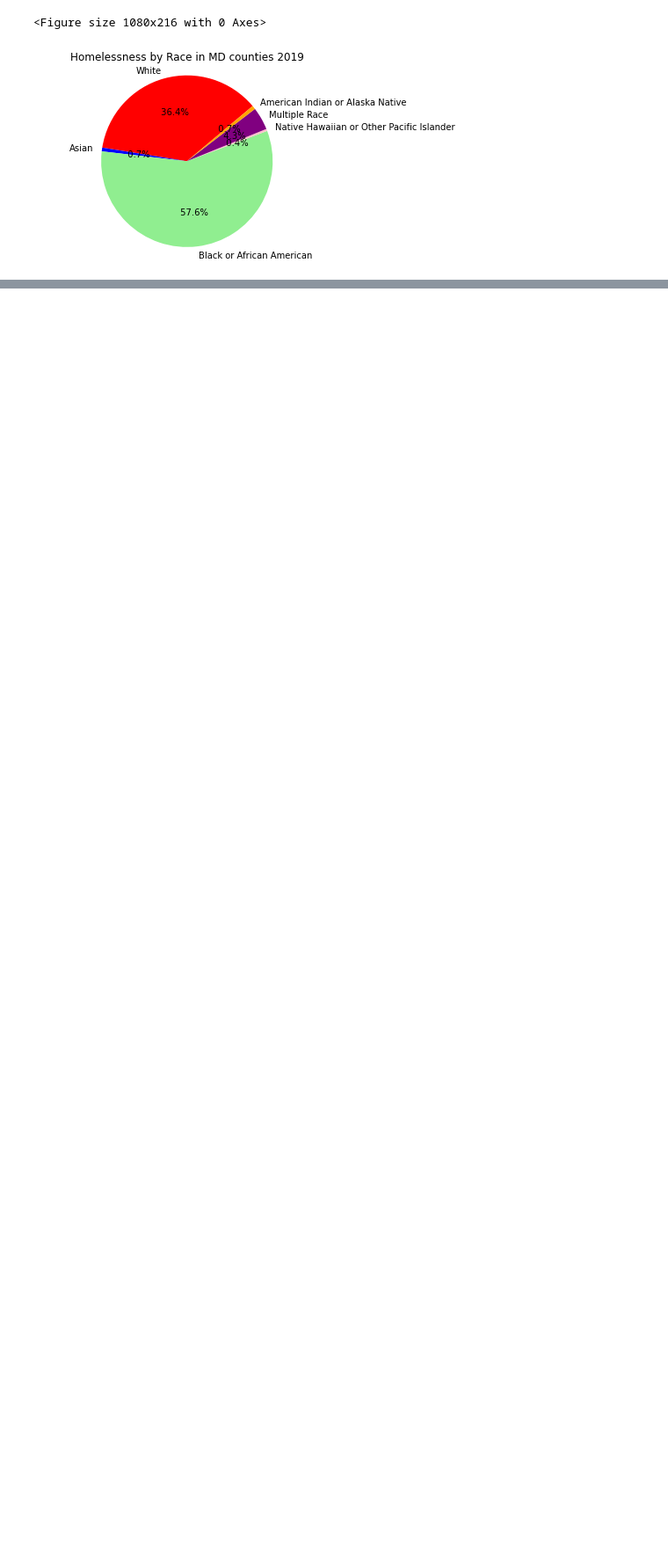
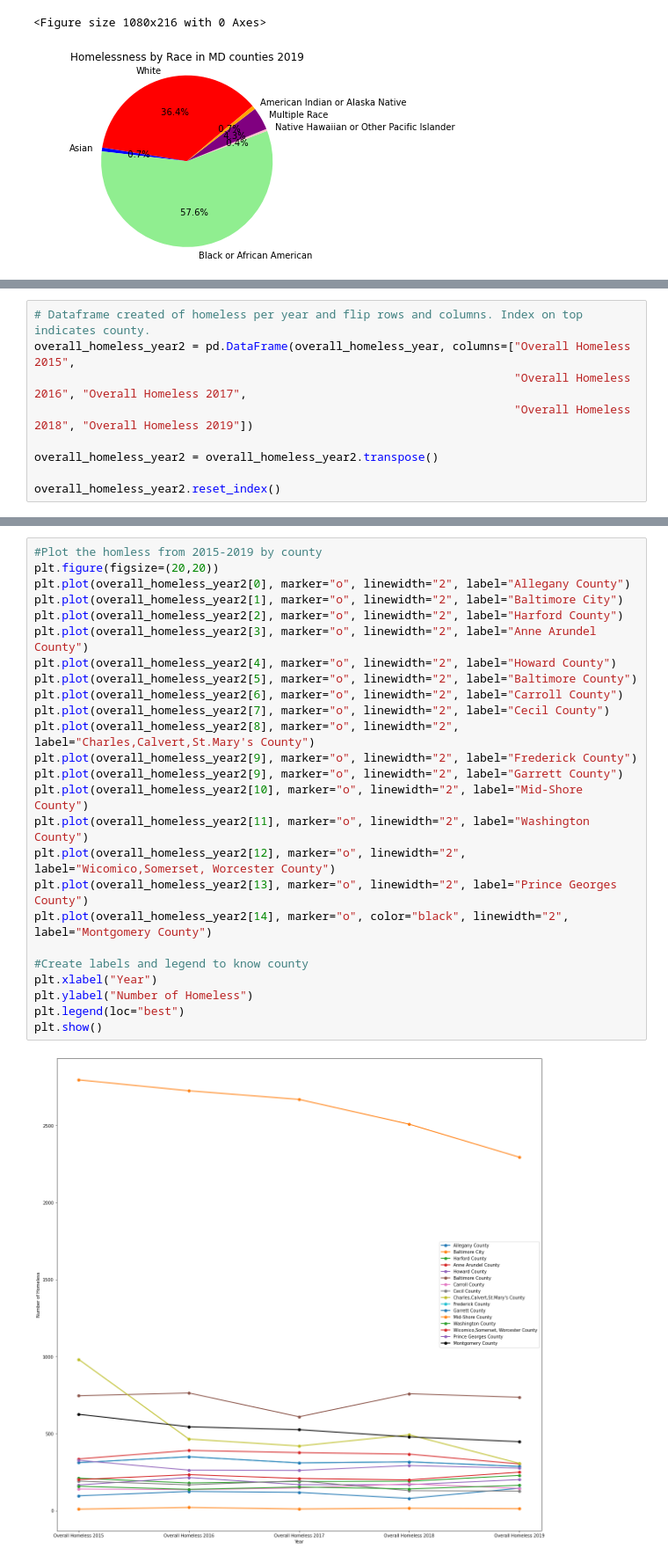
Before and after one commit to arieldunn/HomelessinMaryland, a Jupyter notebook: HomelessProjectMD.ipynb, the cells around one changed output, grey strips where cells are left out. Shown at 88% size. Drawn from its saved outputs; the diff is of its cells as text; blank space fills up the shorter version.

```diff
--- a/HomelessProjectMD.ipynb
+++ b/HomelessProjectMD.ipynb
@@ -131,0 +187,9 @@ plt.show()
+# %%
+# Dataframe created of homeless per year and flip rows and columns. Index on top indicates county.
+overall_homeless_year2 = pd.DataFrame(overall_homeless_year, columns=["Overall Homeless 2015",
+                                                                      "Overall Homeless 2016", "Overall Homeless 2017",
+                                                                      "Overall Homeless 2018", "Overall Homeless 2019"])
+
+overall_homeless_year2 = overall_homeless_year2.transpose()
+
+overall_homeless_year2.reset_index()
@@ -131,0 +203,27 @@ plt.show()
+# %%
+#Plot the homless from 2015-2019 by county
+plt.figure(figsize=(20,20))
+plt.plot(overall_homeless_year2[0], marker="o", linewidth="2", label="Allegany County")
+plt.plot(overall_homeless_year2[1], marker="o", linewidth="2", label="Baltimore City")
+plt.plot(overall_homeless_year2[2], marker="o", linewidth="2", label="Harford County")
+plt.plot(overall_homeless_year2[3], marker="o", linewidth="2", label="Anne Arundel County")
+plt.plot(overall_homeless_year2[4], marker="o", linewidth="2", label="Howard County")
+plt.plot(overall_homeless_year2[5], marker="o", linewidth="2", label="Baltimore County")
+plt.plot(overall_homeless_year2[6], marker="o", linewidth="2", label="Carroll County")
+plt.plot(overall_homeless_year2[7], marker="o", linewidth="2", label="Cecil County")
+plt.plot(overall_homeless_year2[8], marker="o", linewidth="2", label="Charles,Calvert,St.Mary's County")
+plt.plot(overall_homeless_year2[9], marker="o", linewidth="2", label="Frederick County")
+plt.plot(overall_homeless_year2[9], marker="o", linewidth="2", label="Garrett County")
+plt.plot(overall_homeless_year2[10], marker="o", linewidth="2", label="Mid-Shore County")
+plt.plot(overall_homeless_year2[11], marker="o", linewidth="2", label="Washington County")
+plt.plot(overall_homeless_year2[12], marker="o", linewidth="2", label="Wicomico,Somerset, Worcester County")
+plt.plot(overall_homeless_year2[13], marker="o", linewidth="2", label="Prince Georges County")
+plt.plot(overall_homeless_year2[14], marker="o", color="black", linewidth="2", label="Montgomery County")
+
+#Create labels and legend to know county
+plt.xlabel("Year")
+plt.ylabel("Number of Homeless")
+plt.legend(loc="best")
+plt.show()
+# %% [output]
+[figure, added]
```
Also changed, not shown: parts of 5 cells of this notebook.
